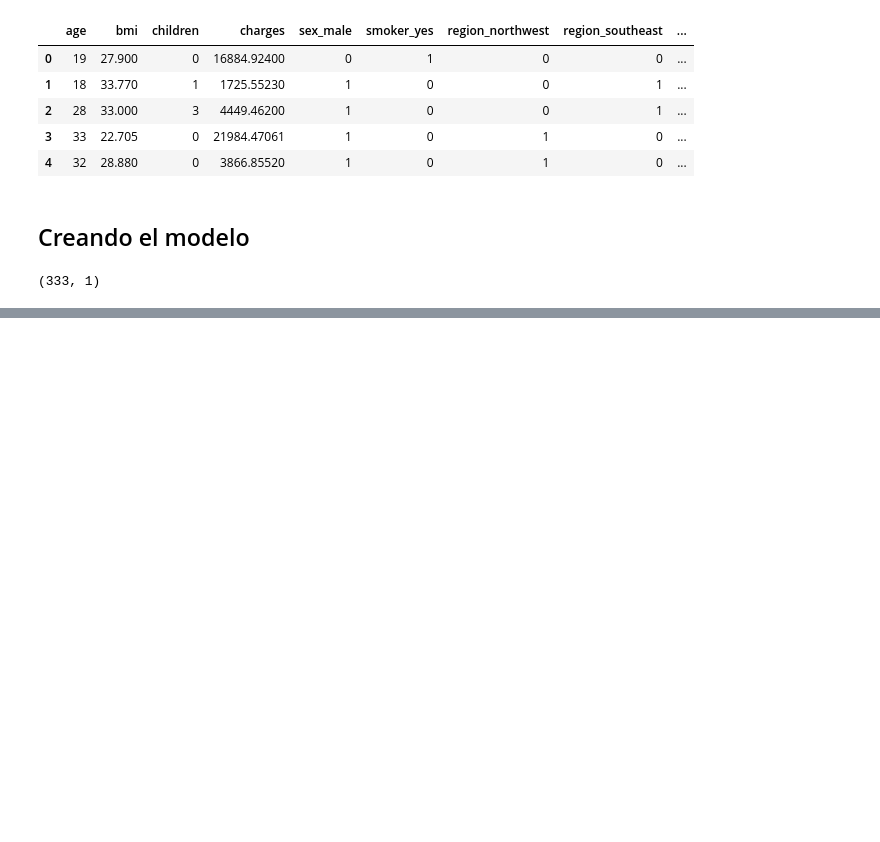
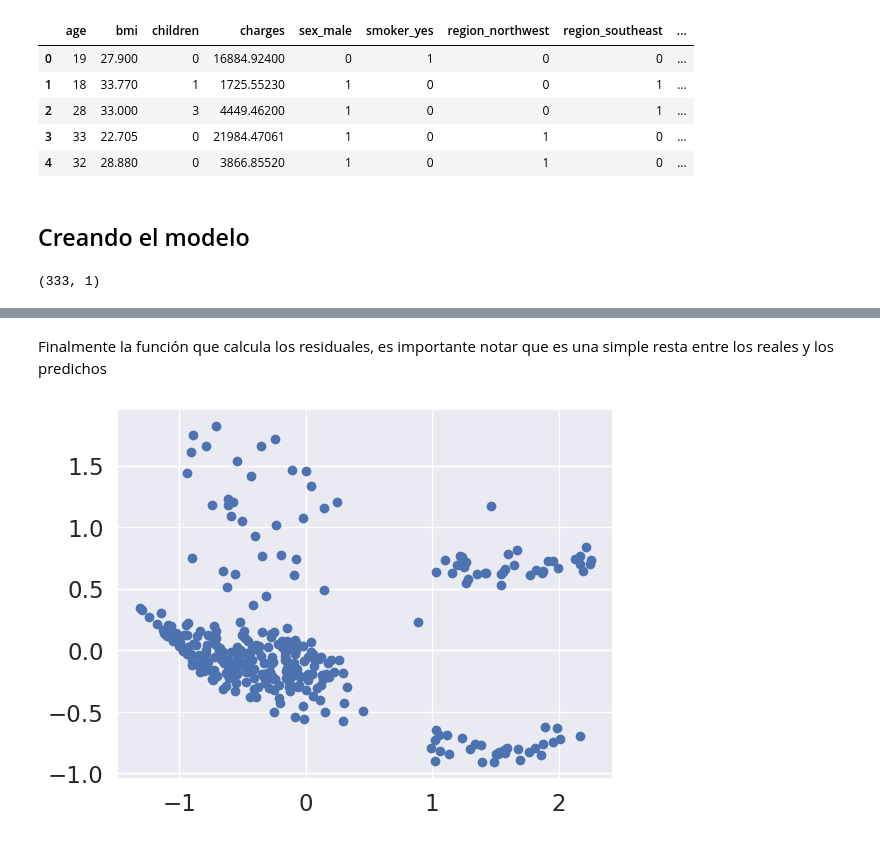
Before and after one commit to ArnolPlazas/lineal-regression, a Jupyter notebook: liean_regresion_insurance_data.ipynb, the cells around one changed output, grey strips where cells are left out. Cells and saved outputs as stored; diff of their text form; code cells hidden in the pictures; blank space fills up the shorter version.

Commit message:
Evualuando el modelo

```diff
--- a/liean_regresion_insurance_data.ipynb
+++ b/liean_regresion_insurance_data.ipynb
@@ -114,0 +131,4 @@ y_pred.shape
+# %%
+model.intercept_ = model.intercept_[0] # b0, b1, ...
+model.coef_ = model.coef_.reshape(-1) # # w0, w1, ...
+y_test = y_test.reshape(-1)
@@ -114,0 +139,8 @@ y_pred.shape
+# %% [markdown]
+Finalmente la función que calcula los residuales, es importante notar que es una simple resta entre los reales y los predichos
+# %%
+residuals = np.subtract(y_test, y_pred.reshape(-1))
+plt.scatter(y_pred, residuals)
+plt.show()
+# %% [output]
+[figure, added]
```
Also changed, not shown: parts of 5 cells of this notebook.
